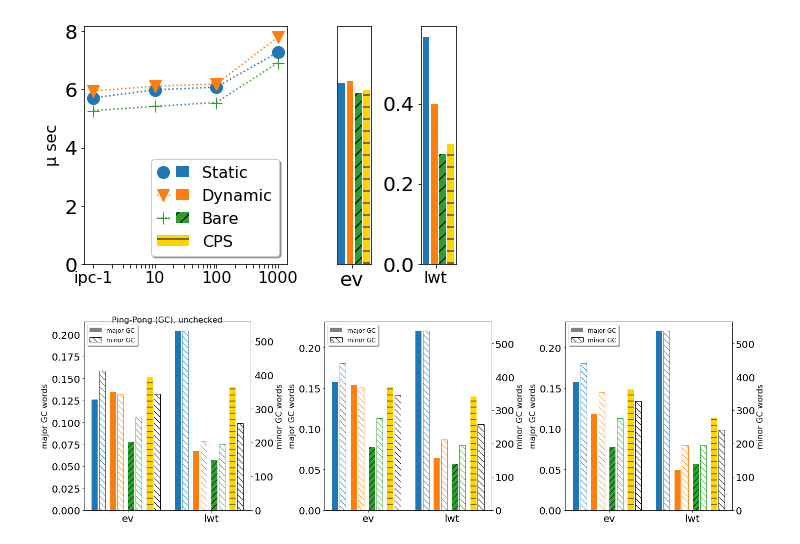
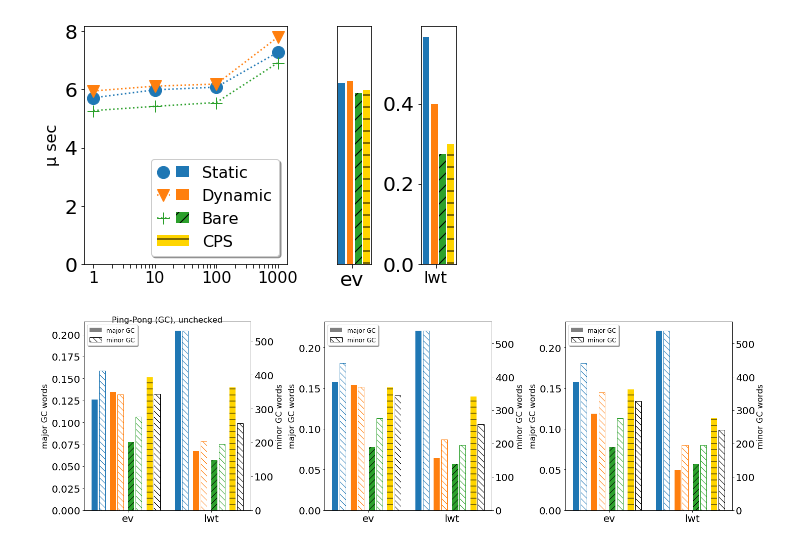
Before and after one commit to keigoi/ocaml-mpst, a Jupyter notebook: benchmark/graphs/Graphs.ipynb, the cells around one changed output. Drawn from its saved outputs; the diff is of its cells as text; code cells hidden in the pictures.

Commit message:
graph

```diff
--- a/benchmark/graphs/Graphs.ipynb
+++ b/benchmark/graphs/Graphs.ipynb
@@ -142,7 +142,6 @@ def show_pingpong(ax,ax2,ax3):
     ax.set_xticks(ticks)
 
     xlabs = [str(xi) if xi in [1,10,100,1000] else '' for xi in ticks]
-    xlabs[0] = 'ipc-1'
     ax.set_xticklabels(xlabs, fontsize=16)
 
     width = 0.25
@@ -165,34 +164,34 @@ def show_pingpong(ax,ax2,ax3):
     ax3.bar(x + width*2, mkdata(bare,'lwt_bare'), colwidth, color=color3, hatch=hatch3)
     ax3.bar(x + width*3, mkdata(bare,'lwt_bare_cps'), colwidth, color=color4, hatch=hatch4)
     ax3.set_xticks([0])
     ax3.set_xticklabels(['lwt'], fontsize=16)
     #ax3.set_ylim(ymin=0, ymax = 0.8)
     #ax3.set_ylabel('μ sec', fontsize=16)
 
     legend = ax.legend([(sta, sta_), (dyn,dyn_), (bar,bar_), cps_], ['Static', 'Dynamic', 'Bare', 'CPS'],
                        fontsize=16,
                        loc='lower right',
                        shadow = True,
                        scatterpoints=1,
                        numpoints=1,
                        handler_map={tuple: matplotlib.legend_handler.HandlerTuple(ndivide=None)})
     legend.get_frame().set_facecolor('#FFFFFF')
 
 
 def show_pingpong_do():
     fig = plt.figure()
     gs = plt.GridSpec(1, 5, figure=fig)
     ax = fig.add_subplot(gs[0,0:3])
     ax2 = fig.add_subplot(gs[0,3], sharey=ax)
     ax3 = fig.add_subplot(gs[0,4])
     show_pingpong(ax,ax2,ax3)
     ax.set_ylabel('μ sec', fontsize=16)
     plt.tight_layout()
     plt.show()
 
 show_pingpong_do()
 # %% [output]
-[figure, old version]
+[figure, new version]
 # %%
 def show_graph4(axes, ax, width, colwidth, x_labels, d1,lab1,d2,lab2,d3,lab3,d4,lab4, bare=False, shift=0.0, minor=False):
     x = np.arange(len(x_labels))
```
Also changed, not shown: parts of 1 cell of this notebook, 1 other file.
